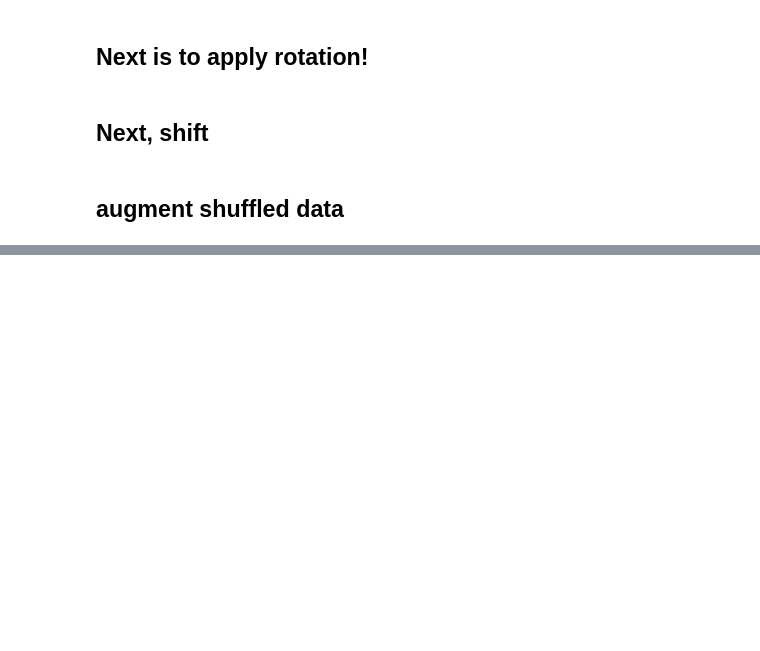
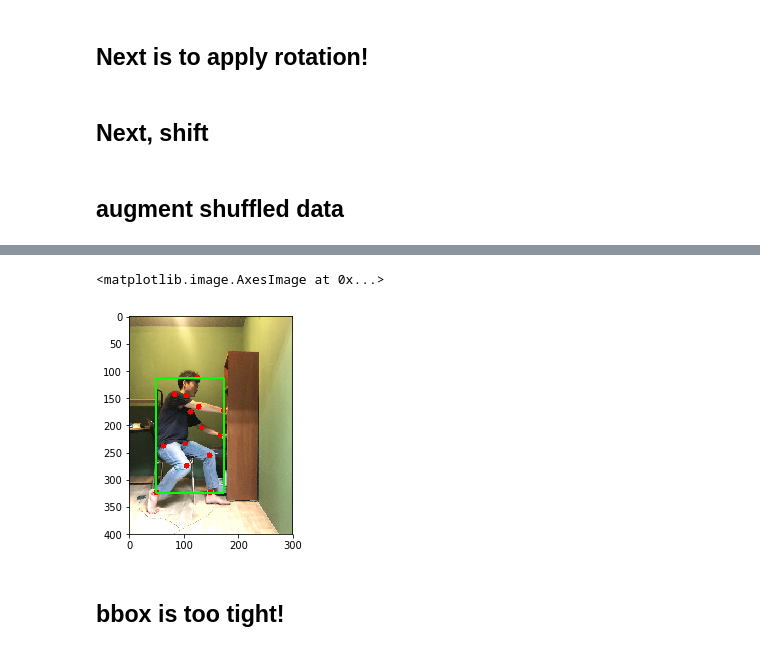
Before and after one commit to ys7yoo/deeppose_tf, a Jupyter notebook: augment.ipynb, the cells around one changed output, grey strips where cells are left out. Cells and saved outputs as stored; diff of their text form; code cells hidden in the pictures; blank space fills up the shorter version.

```diff
--- a/augment.ipynb
+++ b/augment.ipynb
@@ -24,6 +21,7 @@ The autoreload extension is already loaded. To reload it, use:
 # load dataset
 # Let's load dataset
 dataset_name = 'met'
+MET_DATASET_ROOT = '/var/data/MET3'
 
 if dataset_name not in ['met', 'lsp', 'mpii']:
     raise ValueError('Unknown dataset: {}'.format(dataset_name))
@@ -44,15 +42,18 @@ elif dataset_name == 'met': # MET dataset
     #TEST_CV_FILEPATH = os.path.join(config.MET_DATASET_ROOT, 'activity_with_head.csv')
     #TEST_CV_FILEPATH = os.path.join(config.MET_DATASET_ROOT, 'activity_wo.csv')
     #TEST_CV_FILEPATH = os.path.join(config.MET_DATASET_ROOT, 'activity_wo_ub.csv') # cleaned up
-    TEST_CV_FILEPATH = os.path.join(config.MET_DATASET_ROOT, 'activity_20180618.csv') # joint rechecked! (2018.06.18)
+    #TEST_CV_FILEPATH = os.path.join(config.MET_DATASET_ROOT, 'activity_20180618.csv') # joint rechecked! (2018.06.18)
     #TEST_CV_FILEPATH = os.path.join(config.MET_DATASET_ROOT, 'activity-met_n10.csv') # joint rechecked! (2018.06.18)
     # for debugging
     #TEST_CV_FILEPATH = os.path.join(config.MET_DATASET_ROOT, 'writing46.csv')  # with valid joints info
     #TEST_CV_FILEPATH = os.path.join(config.MET_DATASET_ROOT, 'writing46nv.csv')  # without valid joints info
 
-    TEST_CV_FILEPATH = os.path.join(config.MET_DATASET_ROOT, 'activity1.csv')  # without valid joints info
+    #TEST_CV_FILEPATH = os.path.join(config.MET_DATASET_ROOT, 'activity1.csv')  # without valid joints info
 
-    IMG_PATH_PREFIX = os.path.join(config.MET_DATASET_ROOT)
+    #TEST_CV_FILEPATH = os.path.join(MET_DATASET_ROOT, 'activity-met_n10_ub_new.csv') # MET3
+    TEST_CV_FILEPATH = os.path.join(MET_DATASET_ROOT, 'activity1.csv') # for debugging
+
+    IMG_PATH_PREFIX = os.path.join(MET_DATASET_ROOT)
     symmetric_joints = "[[8, 9], [7, 10], [6, 11], [2, 3], [1, 4], [0, 5]]"
     ignore_label = -1
 else:
@@ -596,0 +402,8 @@ Downscale image/resting/reclining/31.jpg to the height 400px
+# %%
+# get an image
+imageIdx = 0
+
+image=test_dataset.get_original_image(imageIdx)
+image_id, joints = test_dataset.joints[imageIdx]
+is_valid_joints, bbox = test_dataset.info[imageIdx]
+print(image_id, joints, is_valid_joints, bbox)
@@ -596,0 +428,23 @@ Downscale image/resting/reclining/31.jpg to the height 400px
+# %%
+from matplotlib import pyplot as plt
+%matplotlib inline
+
+import cv2 as cv
+
+# plot joints
+for i in range(joints.shape[0]):
+    x=int(joints[i,0]+0.5)
+    y=int(joints[i,1]+0.5)
+
+    cv.circle(image, (x, y), 5, (0,0,255), -1)
+
+# plot bbox
+bbox_int = [int(i+0.5) for i in bbox]
+cv.rectangle(image,(bbox_int[0],bbox_int[1]),(bbox_int[0]+bbox_int[2],bbox_int[1]+bbox_int[3]),(0,255,0),2)
+
+plt.imshow(image[:,:,::-1])
+# %% [output]
+<matplotlib.image.AxesImage at 0x...>
+[figure, added]
+# %% [markdown]
+## bbox is too tight!
```
Also changed, not shown: parts of 7 cells of this notebook.
